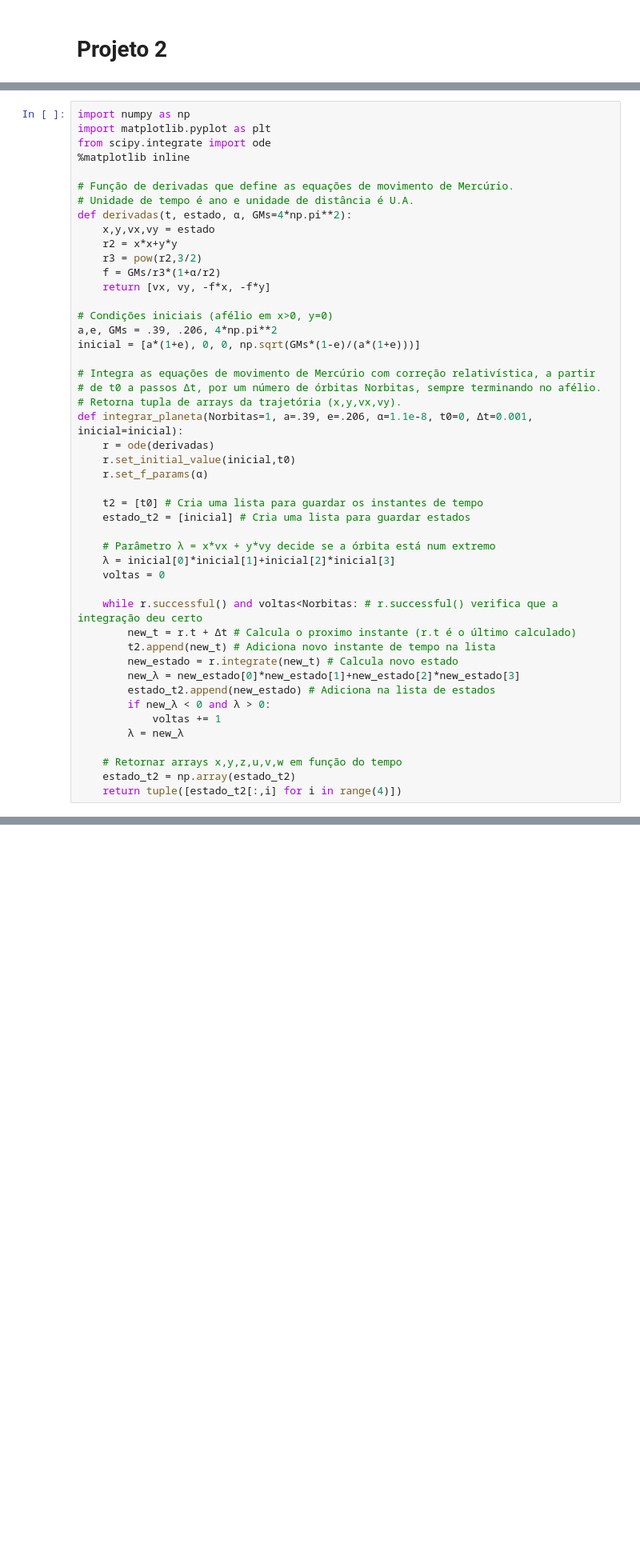
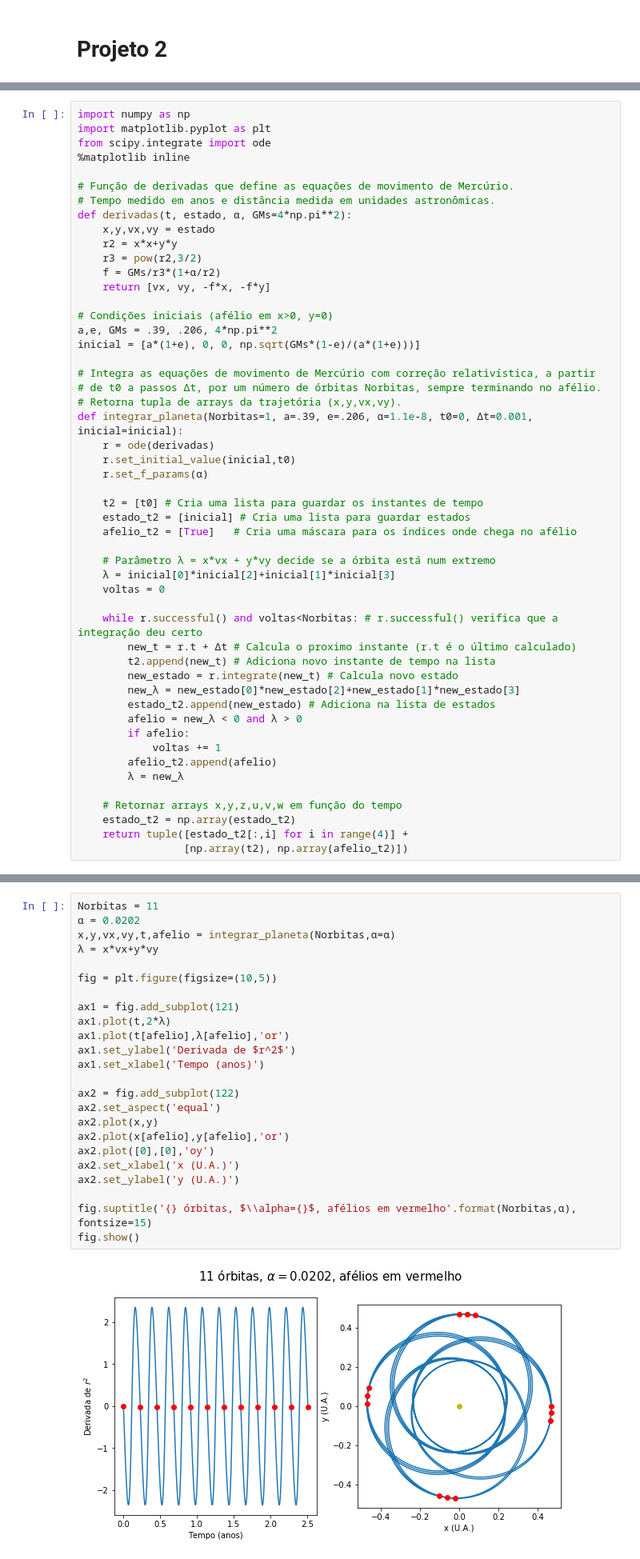
Before and after one commit to solano/mccomp19, a Jupyter notebook: mercurio.ipynb, the cells around one changed output, grey strips where cells are left out. Shown at 80% size. Drawn from its saved outputs; the diff is of its cells as text; blank space fills up the shorter version.

Commit message:
Corrigido problema na integração, plot bonito pronto

```diff
--- a/mercurio.ipynb
+++ b/mercurio.ipynb
@@ -61,7 +61,7 @@ from scipy.integrate import ode
 %matplotlib inline
 
 # Função de derivadas que define as equações de movimento de Mercúrio.
-# Unidade de tempo é ano e unidade de distância é U.A.
+# Tempo medido em anos e distância medida em unidades astronômicas.
 def derivadas(t, estado, α, GMs=4*np.pi**2):
     x,y,vx,vy = estado
     r2 = x*x+y*y
@@ -83,21 +83,25 @@ def integrar_planeta(Norbitas=1, a=.39, e=.206, α=1.1e-8, t0=0, Δt=0.001, inic
 
     t2 = [t0] # Cria uma lista para guardar os instantes de tempo
     estado_t2 = [inicial] # Cria uma lista para guardar estados
+    afelio_t2 = [True]   # Cria uma máscara para os índices onde chega no afélio
 
     # Parâmetro λ = x*vx + y*vy decide se a órbita está num extremo
-    λ = inicial[0]*inicial[1]+inicial[2]*inicial[3]
+    λ = inicial[0]*inicial[2]+inicial[1]*inicial[3]
     voltas = 0
 
     while r.successful() and voltas<Norbitas: # r.successful() verifica que a integração deu certo
         new_t = r.t + Δt # Calcula o proximo instante (r.t é o último calculado)
         t2.append(new_t) # Adiciona novo instante de tempo na lista
         new_estado = r.integrate(new_t) # Calcula novo estado
-        new_λ = new_estado[0]*new_estado[1]+new_estado[2]*new_estado[3]
+        new_λ = new_estado[0]*new_estado[2]+new_estado[1]*new_estado[3]
         estado_t2.append(new_estado) # Adiciona na lista de estados
-        if new_λ < 0 and λ > 0:
+        afelio = new_λ < 0 and λ > 0
+        if afelio:
             voltas += 1
+        afelio_t2.append(afelio)
         λ = new_λ
 
     # Retornar arrays x,y,z,u,v,w em função do tempo
     estado_t2 = np.array(estado_t2)
-    return tuple([estado_t2[:,i] for i in range(4)])
+    return tuple([estado_t2[:,i] for i in range(4)] +
+                 [np.array(t2), np.array(afelio_t2)])
@@ -110,0 +108,26 @@ plt.show()
+# %%
+Norbitas = 11
+α = 0.0202
+x,y,vx,vy,t,afelio = integrar_planeta(Norbitas,α=α)
+λ = x*vx+y*vy
+
+fig = plt.figure(figsize=(10,5))
+
+ax1 = fig.add_subplot(121)
+ax1.plot(t,2*λ)
+ax1.plot(t[afelio],λ[afelio],'or')
+ax1.set_ylabel('Derivada de $r^2$')
+ax1.set_xlabel('Tempo (anos)')
+
+ax2 = fig.add_subplot(122)
+ax2.set_aspect('equal')
+ax2.plot(x,y)
+ax2.plot(x[afelio],y[afelio],'or')
+ax2.plot([0],[0],'oy')
+ax2.set_xlabel('x (U.A.)')
+ax2.set_ylabel('y (U.A.)')
+
+fig.suptitle('{} órbitas, $\\alpha={}$, afélios em vermelho'.format(Norbitas,α), fontsize=15)
+fig.show()
+# %% [output]
+[figure, added]
```
Also changed, not shown: parts of 2 cells of this notebook.
